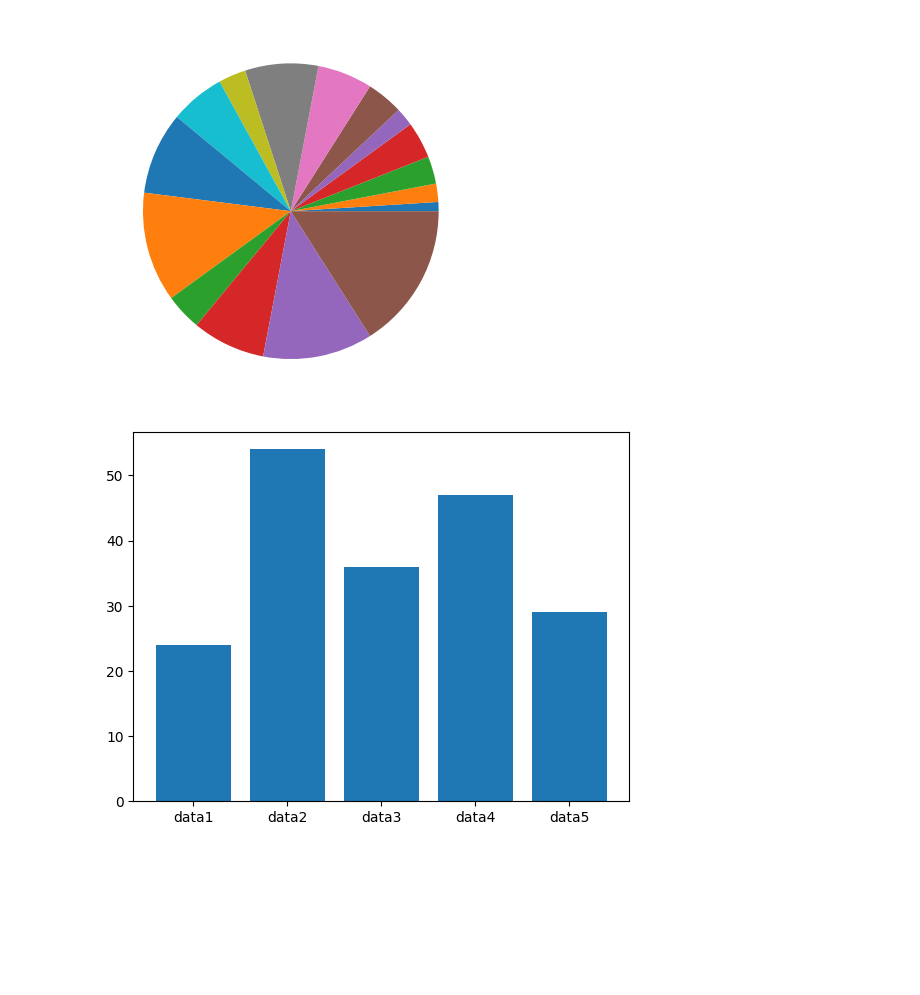
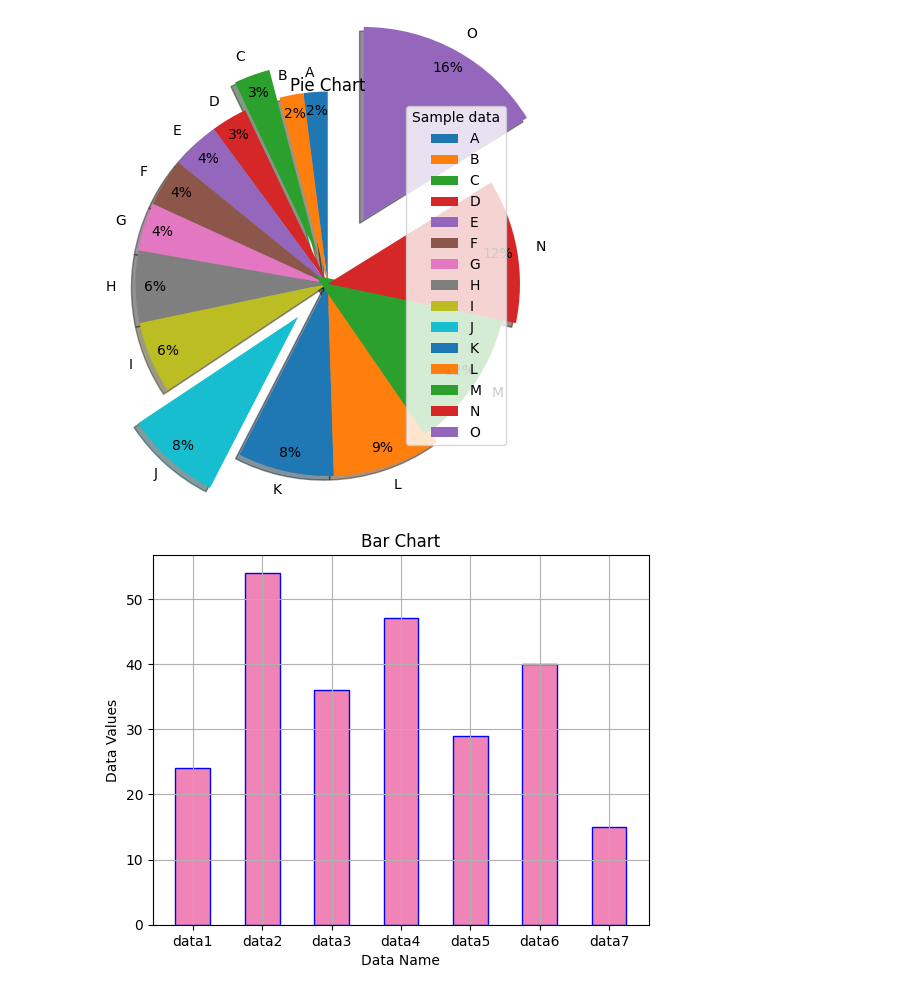
Before and after one commit to ManharanKaur/Python, a Jupyter notebook: Libraries/Matplotlib/Charts.ipynb, the cells around one changed output. Cells and saved outputs as stored; diff of their text form; code cells hidden in the pictures; blank space fills up the shorter version.

```diff
--- a/Libraries/Matplotlib/Charts.ipynb
+++ b/Libraries/Matplotlib/Charts.ipynb
@@ -36,22 +51,46 @@ plt.show()
 # %%
 #Pie Chart
+
 # Create an array of data values
-data = np.array([1,2,3,4,2,4,6,8,3,6,9,12,4,8,12,16])
+data = np.array([2,3,4,2,4,6,8,3,6,9,12,4,8,12,16])
+Lable = np.array(['A','B','C','D','E','F','G','H','I','J','K','L','M','N','O'])
+MyExplode = np.array([0,0,0.2,0,0,0,0,0,0,0.3,0,0,-0.1,0,0.5])
+
 # Create a pie chart from the data
-plt.pie(data)
+plt.pie(np.sort(data),
+        labels = Lable,
+        autopct = '%1.0f%%',
+        explode = MyExplode,
+        shadow = True,
+        startangle = 90,
+        radius = 1.3,
+        pctdistance = 0.9)
+plt.title('Pie Chart')
+plt.legend(title = 'Sample data')
+
 # Display the pie chart
 plt.show()
 # %% [output]
-[figure, old version]
+[figure, new version]
 # %%
+# Bar Graph
 # Define the data for the x-axis (labels) and y-axis (frequencies)
-x_axis = np.array(['data1','data2','data3','data4','data5'])
-y_axis = np.array([24,54,36,47,29])
+x_axis = np.array(['data1','data2','data3','data4','data5','data6','data7'])
+y_axis = np.array([24,54,36,47,29,40,15])
 
 # Create the bar chart
-plt.bar(x_axis, y_axis)
+plt.bar(x_axis,
+        y_axis,
+        width = 0.5,
+        color = '#F184B6',
+        edgecolor = 'blue')
+
+plt.title('Bar Chart')
+plt.xlabel('Data Name')
+plt.ylabel('Data Values')
+plt.grid(True)
 
 # Display the chart
 plt.show()
 # %% [output]
-[figure, old version]
+[figure, new version]
```
Also changed, not shown: parts of 11 cells of this notebook, 1 other file.
